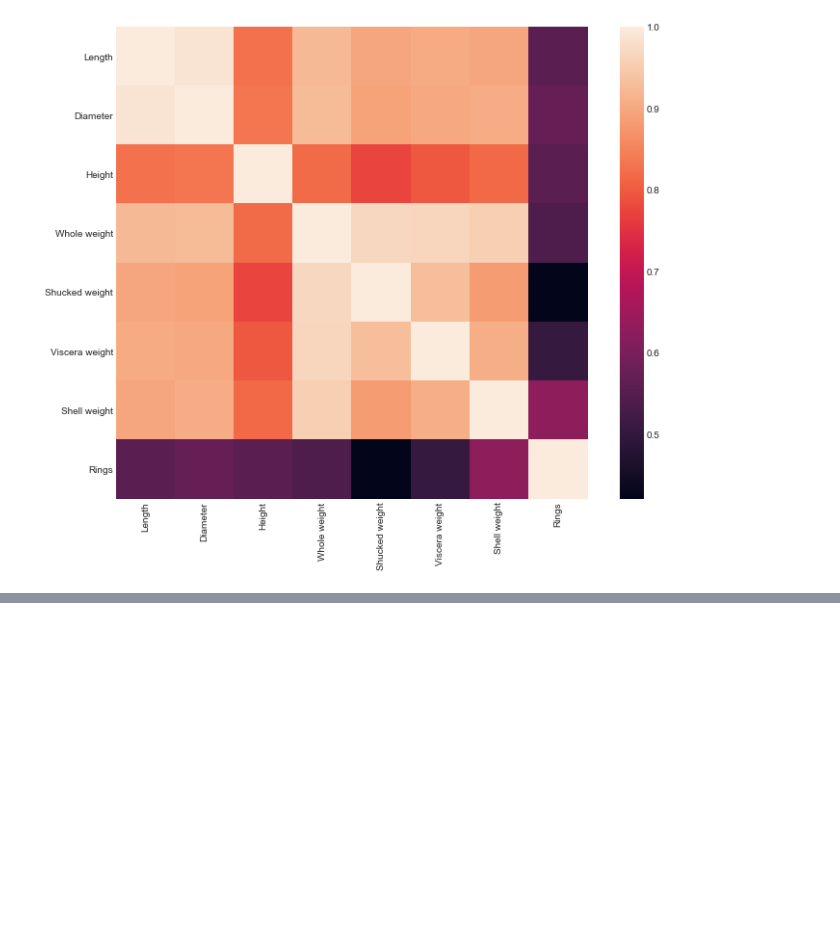
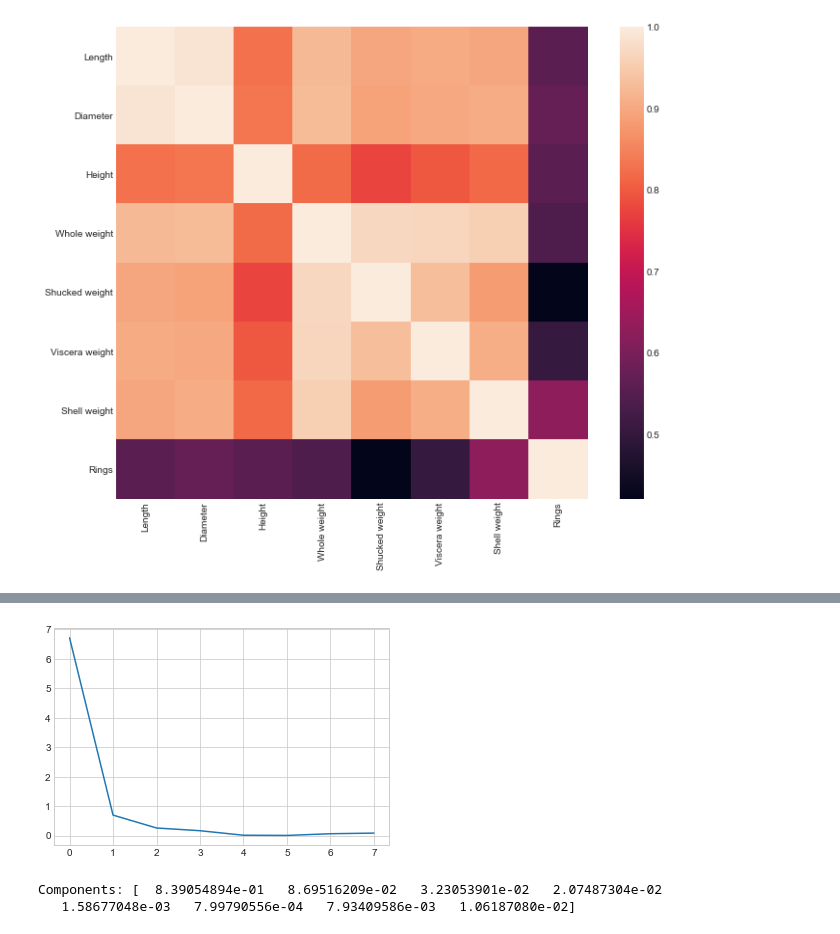
Before and after one commit to Audio88/Preparing-a-data-set-for-modeling, a Jupyter notebook: Preparing_a_data_set.ipynb, the cells around one changed output, grey strips where cells are left out. Drawn from its saved outputs; the diff is of its cells as text; code cells hidden in the pictures; blank space fills up the shorter version.

```diff
--- a/Preparing_a_data_set.ipynb
+++ b/Preparing_a_data_set.ipynb
@@ -106,0 +130,38 @@ Ttest_indResult(statistic=-3.6729316538107608, pvalue=0.00024421940344108192)
+# %%
+#Creating age features, young is the bottom 25% of our Ring data, old is the top 25% of our ring data,
+#and middle aged is the middle 50% of our ring data
+df['old']  = np.where(df['Rings'] >= 11, 1, 0)
+df['young'] = np.where(df['Rings'] <= 8, 1, 0)
+df['middle_aged'] = np.where(((df['Rings'] < 11) & (df['Rings'] > 8)), 1, 0)
+
+#Creating numerical gender features
+df['is_infant']  = np.where(df['Sex'] == 'I', 1, 0)
+df['is_male']  = np.where(df['Sex'] == 'M', 1, 0)
+df['is_female']  = np.where(df['Sex'] == 'F', 1, 0)
+
+#Creating a size feature by averaging Height, Width, and Length
+df['size'] = (df['Diameter'] + df['Length'] + df['Height']) / 3
+# %%
+#Principal Component analysis
+
+#Preparing data set
+pca_df = df.loc[:, 'Length':'Rings']
+X = StandardScaler().fit_transform(pca_df)
+
+#Transpose X for numpy covariance matrix function.
+Xt = X.T
+Cx = np.cov(Xt)
+
+#Calculating eigenvalues and eigenvectors.
+eig_val_cov, eig_vec_cov = np.linalg.eig(Cx)
+
+#Scree plot, Plotting eigenvalues to decide which components to keep
+plt.plot(eig_val_cov)
+plt.show()
+
+#Calculating PCA components
+print('Components:', eig_val_cov / sum(eig_val_cov))
+# %% [output]
+[figure, added]
+Components: [  8.39054894e-01   8.69516209e-02   3.23053901e-02   2.07487304e-02
+   1.58677048e-03   7.99790556e-04   7.93409586e-03   1.06187080e-02]
```
Also changed, not shown: parts of 7 cells of this notebook.
